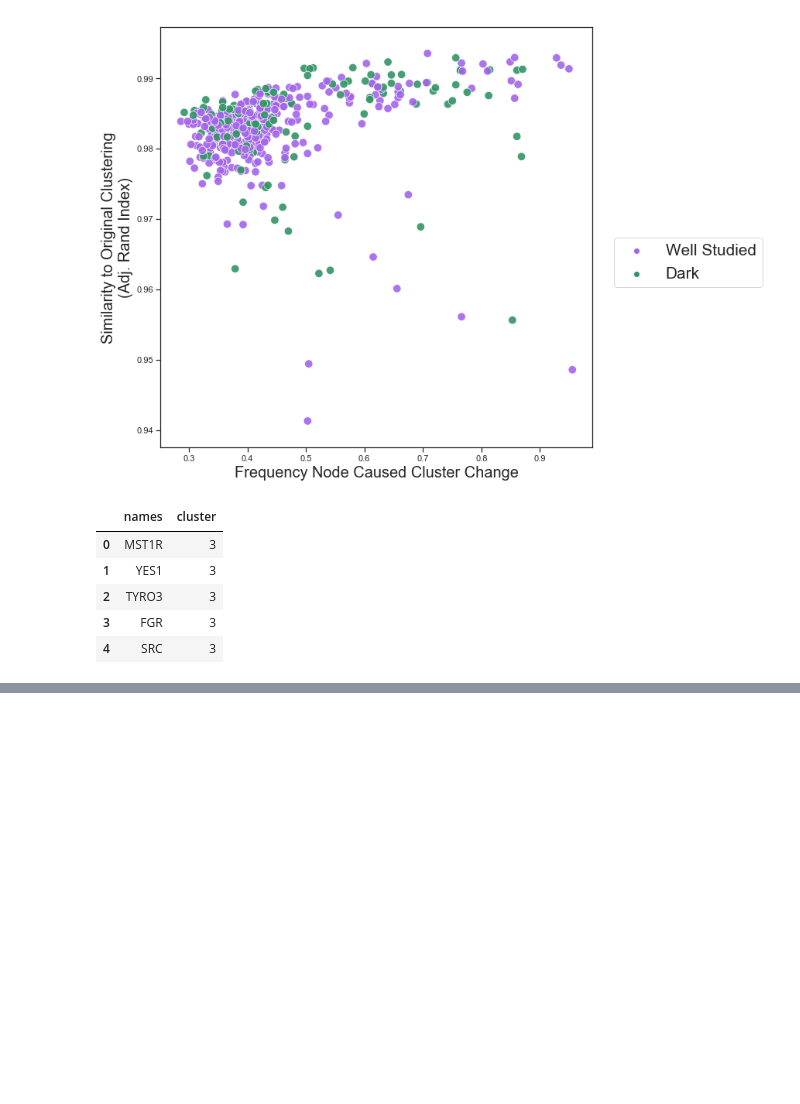
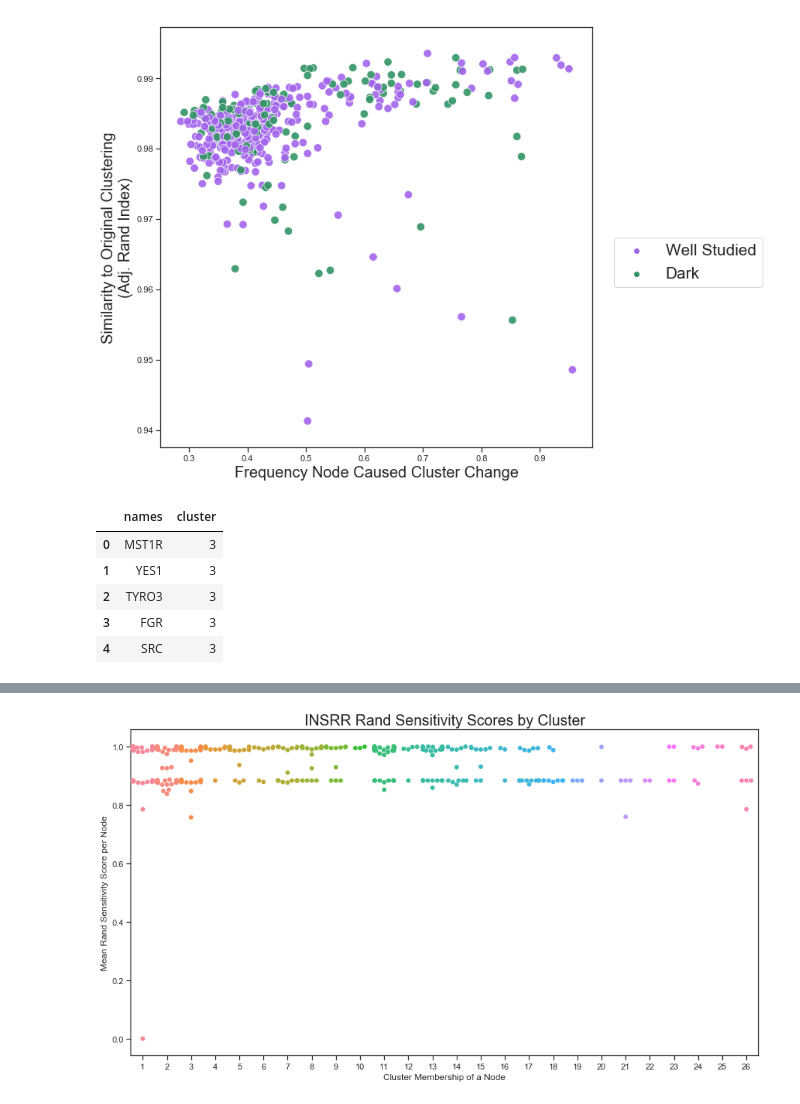
Before and after one commit to gomezlab/kinotypeClusteringAndRegression, a Jupyter notebook: src/network_11_analysisOfSensitivity.ipynb, the cells around one changed output, grey strips where cells are left out. Saved outputs shown, nothing was run; the diff lists cells and outputs as text; code cells hidden in the pictures; blank space fills up the shorter version.

```diff
--- a/src/network_11_analysisOfSensitivity.ipynb
+++ b/src/network_11_analysisOfSensitivity.ipynb
@@ -155,0 +250,9 @@ plt.show()
+# %%
+fig, ax = plt.subplots(figsize=(15,8))
+sns.swarmplot(data=pd.DataFrame(rand_insrr).merge(louv, how='left', left_index=True, right_index=True), x='cluster', y='INSRR', dodge=True, size=6, ax=ax)
+plt.title('INSRR Rand Sensitivity Scores by Cluster', fontsize=20)
+plt.xlabel('Cluster Membership of a Node')
+plt.ylabel('Mean Rand Sensitivity Score per Node')
+plt.show()
+# %% [output]
+[figure, added]
```
Also changed, not shown: parts of 32 cells of this notebook.
